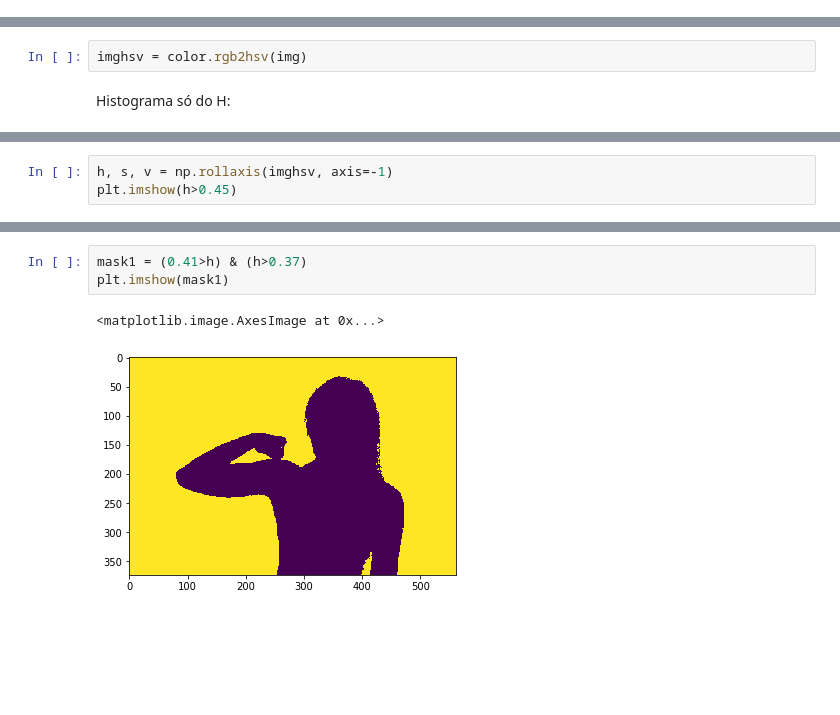
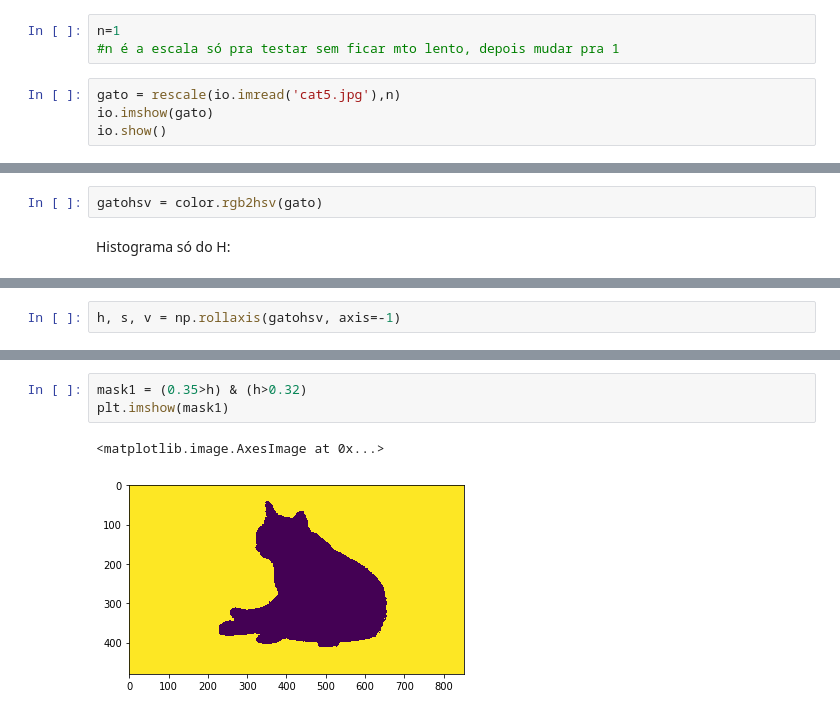
Before and after one commit to janarf/processamento-de-imagens1, a Jupyter notebook: tp1/tp1.ipynb, the cells around one changed output, grey strips where cells are left out. Drawn from its saved outputs; the diff is of its cells as text; blank space fills up the shorter version.

```diff
--- a/tp1/tp1.ipynb
+++ b/tp1/tp1.ipynb
@@ -36,2 +47,9 @@ def hist_h(img):
 # %% [markdown]
 Imagem para teste:
+# %%
+n=1
+#n é a escala só pra testar sem ficar mto lento, depois mudar pra 1
+# %%
+gato = rescale(io.imread('cat5.jpg'),n)
+io.imshow(gato)
+io.show()
@@ -54,7 +89,7 @@ histverde(img)
 # %% [markdown]
 Transforma a imagem em hsv:
 # %%
-imghsv = color.rgb2hsv(img)
+gatohsv = color.rgb2hsv(gato)
 # %% [markdown]
 Histograma só do H:
 # %%
@@ -66,3 +101,2 @@ A partir do histograma acima temos que o  verde do fundo tem hue entre 0.375 e 0
 # %%
-h, s, v = np.rollaxis(imghsv, axis=-1)
-plt.imshow(h>0.45)
+h, s, v = np.rollaxis(gatohsv, axis=-1)
@@ -77,9 +103,9 @@ plt.imshow(h<0.37)
 # %%
-mask1 = (0.41>h) & (h>0.37)
+mask1 = (0.35>h) & (h>0.32)
 plt.imshow(mask1)
 # %% [output]
 <matplotlib.image.AxesImage at 0x...>
-[figure, old version]
+[figure, new version]
 # %%
 plt.imshow(background)
 # %% [output]
```
Also changed, not shown: parts of 28 cells of this notebook, 11 other files.
